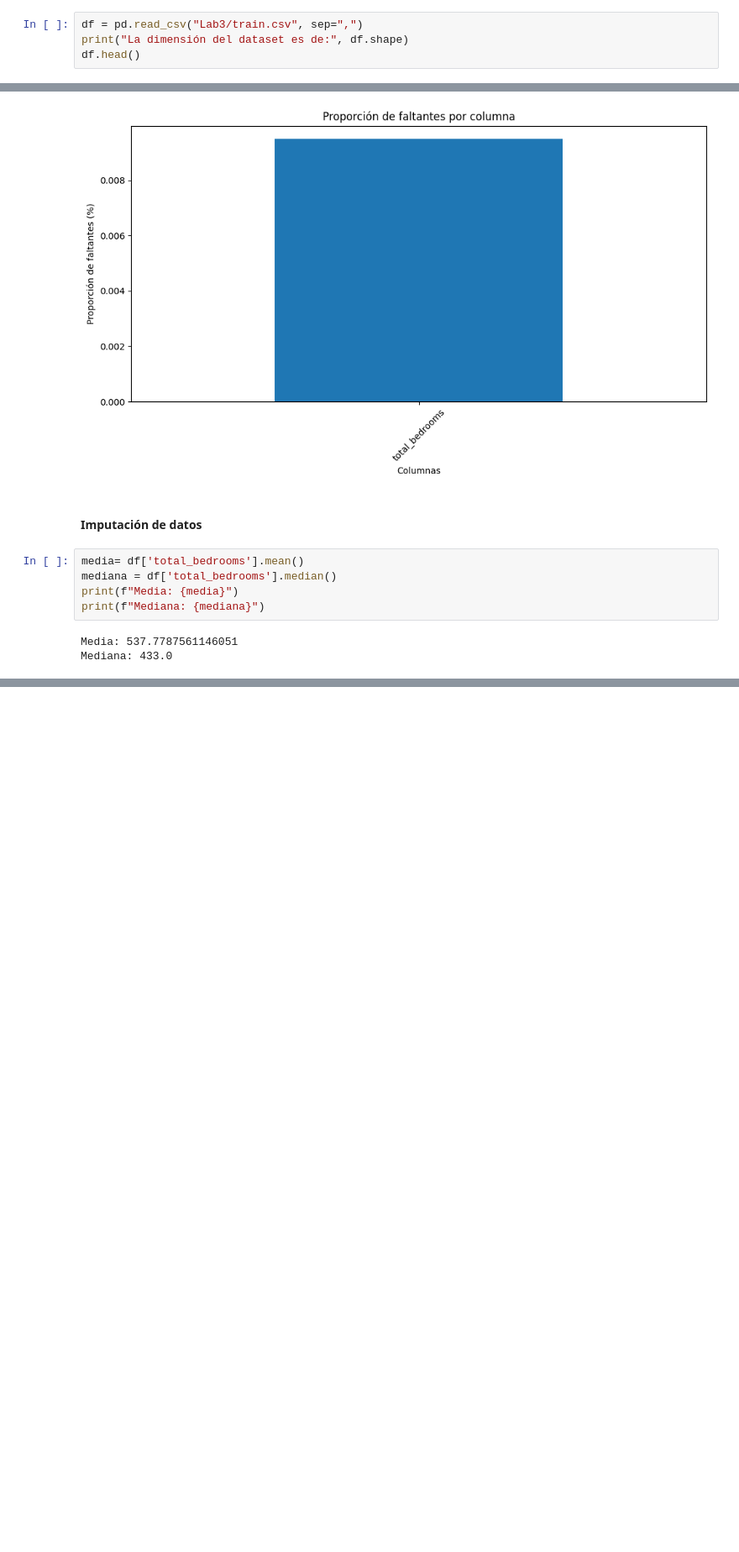
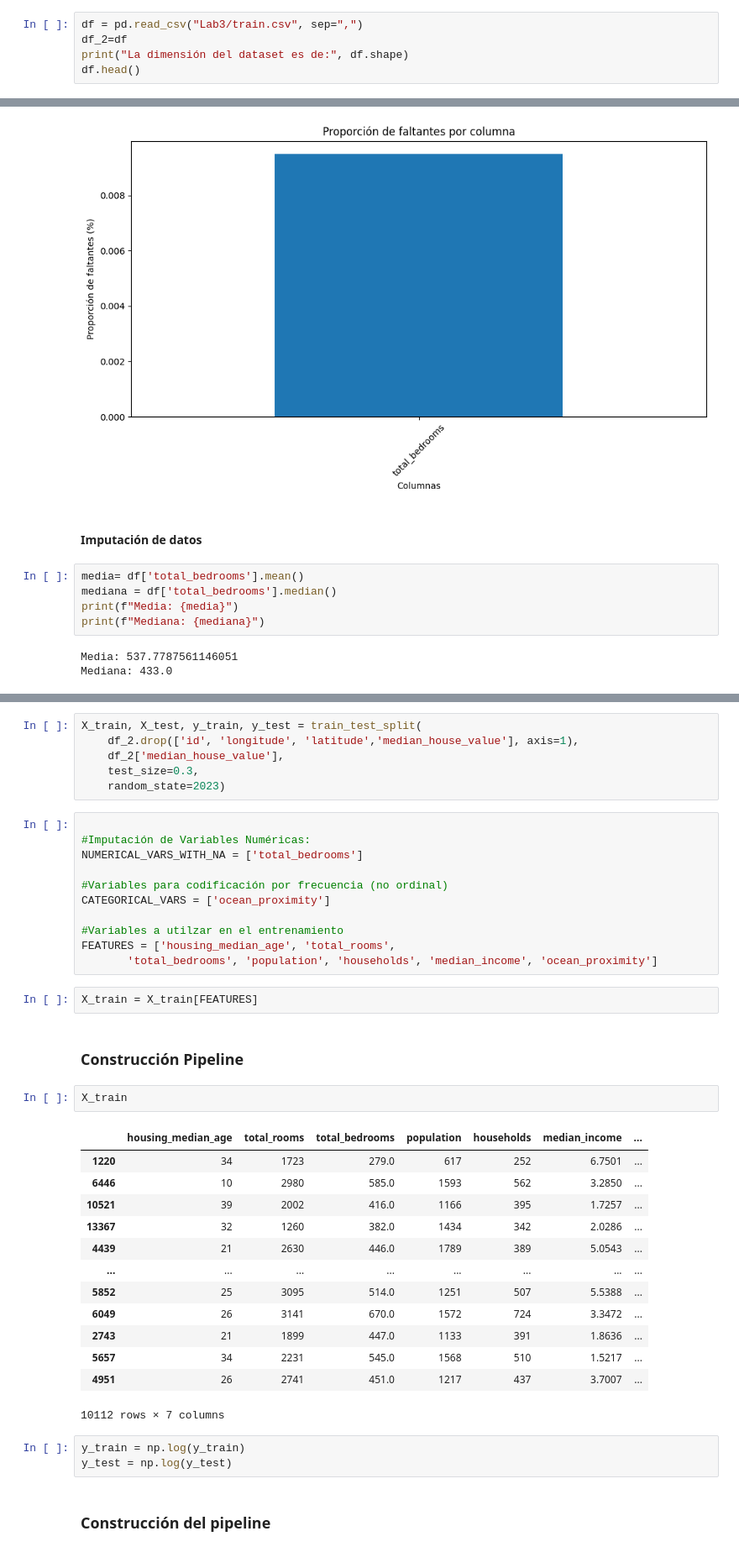
Before and after one commit to lpyo87/PAPD, a Jupyter notebook: Lab3_LPP.ipynb, the cells around one changed output, grey strips where cells are left out. Shown: that part at 84% size. Cells and saved outputs as stored; diff of their text form; blank space fills up the shorter version.

```diff
--- a/Lab3_LPP.ipynb
+++ b/Lab3_LPP.ipynb
@@ -19,6 +21,7 @@ from feature_engine.selection import DropFeatures
 Se cargan los datos a la variable df y se extrae las dimensiones
 # %%
 df = pd.read_csv("Lab3/train.csv", sep=",")
+df_2=df
 print("La dimensión del dataset es de:", df.shape)
 df.head()
 # %% [output]
@@ -107,0 +314,42 @@ ax.legend()
+# %%
+X_train, X_test, y_train, y_test = train_test_split(
+    df_2.drop(['id', 'longitude', 'latitude','median_house_value'], axis=1),
+    df_2['median_house_value'],
+    test_size=0.3,
+    random_state=2023)
+# %%
+
+#Imputación de Variables Numéricas:
+NUMERICAL_VARS_WITH_NA = ['total_bedrooms']
+
+#Variables para codificación por frecuencia (no ordinal)
+CATEGORICAL_VARS = ['ocean_proximity']
+
+#Variables a utilzar en el entrenamiento
+FEATURES = ['housing_median_age', 'total_rooms',
+       'total_bedrooms', 'population', 'households', 'median_income', 'ocean_proximity']
+# %%
+X_train = X_train[FEATURES]
+# %% [markdown]
+### Construcción Pipeline
+# %%
+X_train
+# %% [output]
+|  | housing_median_age | total_rooms | total_bedrooms | population | households | median_income | ... |
+| 1220 | 34 | 1723 | 279.0 | 617 | 252 | 6.7501 | ... |
+| 6446 | 10 | 2980 | 585.0 | 1593 | 562 | 3.2850 | ... |
+| 10521 | 39 | 2002 | 416.0 | 1166 | 395 | 1.7257 | ... |
+| 13367 | 32 | 1260 | 382.0 | 1434 | 342 | 2.0286 | ... |
+| 4439 | 21 | 2630 | 446.0 | 1789 | 389 | 5.0543 | ... |
+| ... | ... | ... | ... | ... | ... | ... | ... |
+| 5852 | 25 | 3095 | 514.0 | 1251 | 507 | 5.5388 | ... |
+| 6049 | 26 | 3141 | 670.0 | 1572 | 724 | 3.3472 | ... |
+| 2743 | 21 | 1899 | 447.0 | 1133 | 391 | 1.8636 | ... |
+| 5657 | 34 | 2231 | 545.0 | 1568 | 510 | 1.5217 | ... |
+| 4951 | 26 | 2741 | 451.0 | 1217 | 437 | 3.7007 | ... |
+10112 rows × 7 columns
+# %%
+y_train = np.log(y_train)
+y_test = np.log(y_test)
+# %% [markdown]
+### Construcción del pipeline
```
Also changed, not shown: parts of 41 cells of this notebook.
